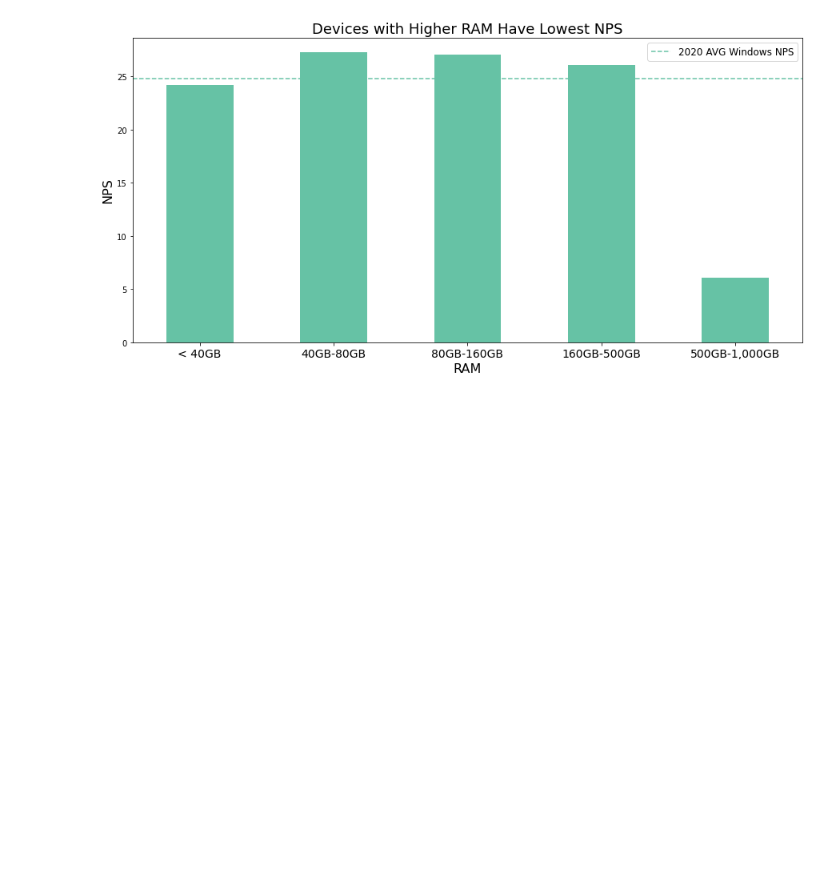
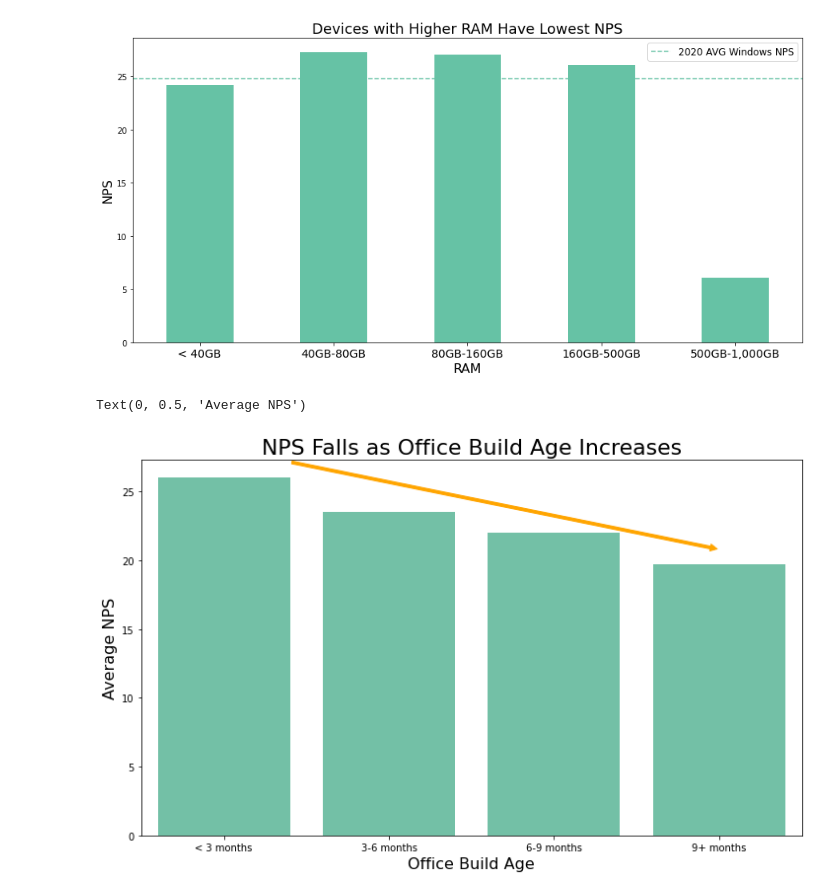
Before and after one commit to sam-cannon/X, a Jupyter notebook: Outlook Driver Anlaysis.ipynb, the cells around one changed output. Cells and saved outputs as stored; diff of their text form; code cells hidden in the pictures; blank space fills up the shorter version.

```diff
--- a/Outlook Driver Anlaysis.ipynb
+++ b/Outlook Driver Anlaysis.ipynb
@@ -1563,3 +1604,16 @@ plt.title('Devices with Higher RAM Have Lowest NPS', fontsize = 18)
 # %% [output]
 Text(0.5, 1.0, 'Devices with Higher RAM Have Lowest NPS')
 [figure]
+# %%
+#retrofit plots
+a = pd.DataFrame({'NPS':[26, 23.5, 22, 19.75], 'Build Age':['< 3 months', '3-6 months', '6-9 months', '9+ months']})
+# %%
+plt.figure(figsize = (12, 7))
+sns.barplot(x = 'Build Age', y = 'NPS', data = a, color = 'mediumaquamarine')
+plt.annotate("", xy=(3, 20.8), xytext=(0.4,27.15), arrowprops=dict(arrowstyle="simple", color = 'orange'), fontsize = 14)
+plt.title('NPS Falls as Office Build Age Increases', fontsize = 22)
+plt.xlabel('Office Build Age', fontsize = 16)
+plt.ylabel('Average NPS', fontsize = 16)
+# %% [output]
+Text(0, 0.5, 'Average NPS')
+[figure, added]
```
Also changed, not shown: parts of 23 cells of this notebook.
